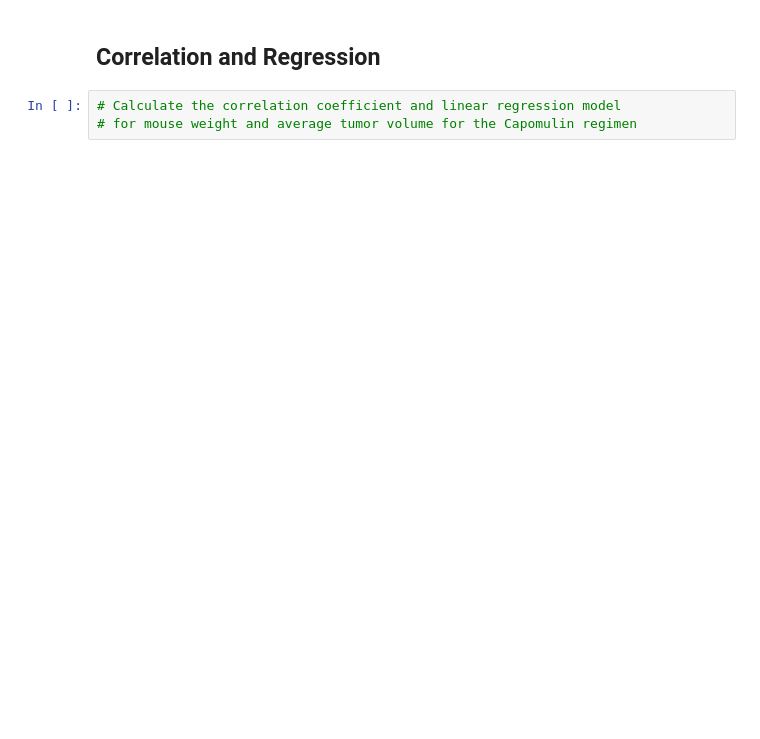
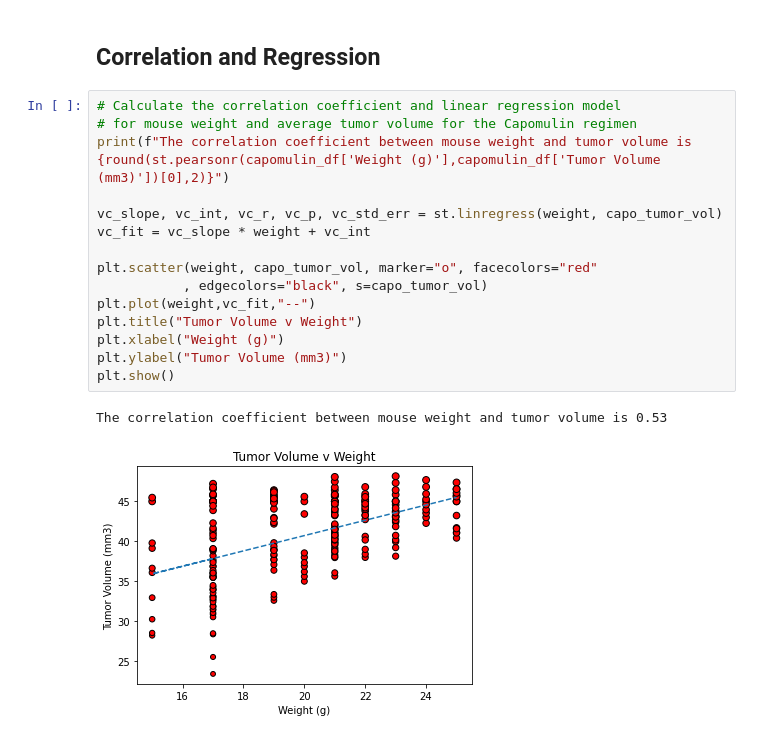
Before and after one commit to vasu11/matplotlib-challenge, a Jupyter notebook: Pymaceuticals/pymaceuticals.ipynb, the cells around one changed output. Saved outputs shown, nothing was run; the diff lists cells and outputs as text; blank space fills up the shorter version.

```diff
--- a/Pymaceuticals/pymaceuticals.ipynb
+++ b/Pymaceuticals/pymaceuticals.ipynb
@@ -281,5 +293,20 @@ plt.show()
 # %% [markdown]
 ## Correlation and Regression
-# %%
-# Calculate the correlation coefficient and linear regression model
-# for mouse weight and average tumor volume for the Capomulin regimen
+# %%
+# Calculate the correlation coefficient and linear regression model
+# for mouse weight and average tumor volume for the Capomulin regimen
+print(f"The correlation coefficient between mouse weight and tumor volume is {round(st.pearsonr(capomulin_df['Weight (g)'],capomulin_df['Tumor Volume (mm3)'])[0],2)}")
+
+vc_slope, vc_int, vc_r, vc_p, vc_std_err = st.linregress(weight, capo_tumor_vol)
+vc_fit = vc_slope * weight + vc_int
+
+plt.scatter(weight, capo_tumor_vol, marker="o", facecolors="red"
+           , edgecolors="black", s=capo_tumor_vol)
+plt.plot(weight,vc_fit,"--")
+plt.title("Tumor Volume v Weight")
+plt.xlabel("Weight (g)")
+plt.ylabel("Tumor Volume (mm3)")
+plt.show()
+# %% [output]
+The correlation coefficient between mouse weight and tumor volume is 0.53
+[figure, added]
```
Also changed, not shown: parts of 6 cells of this notebook.
